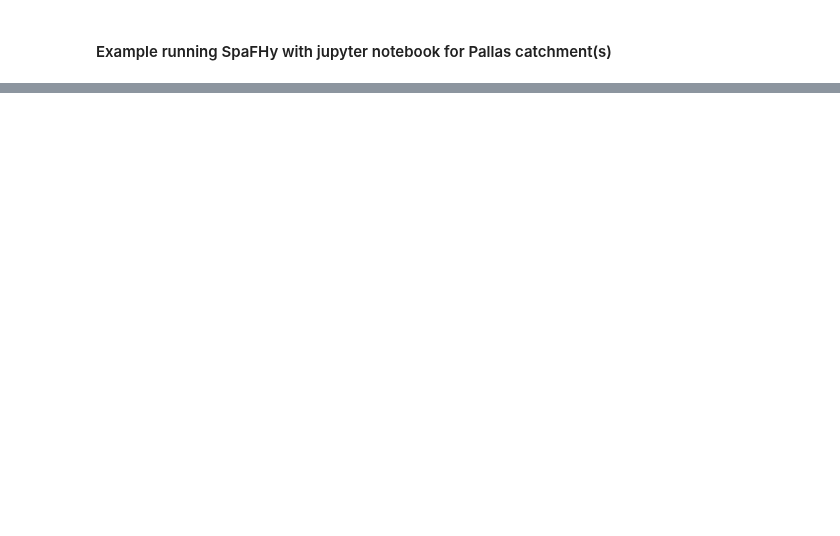
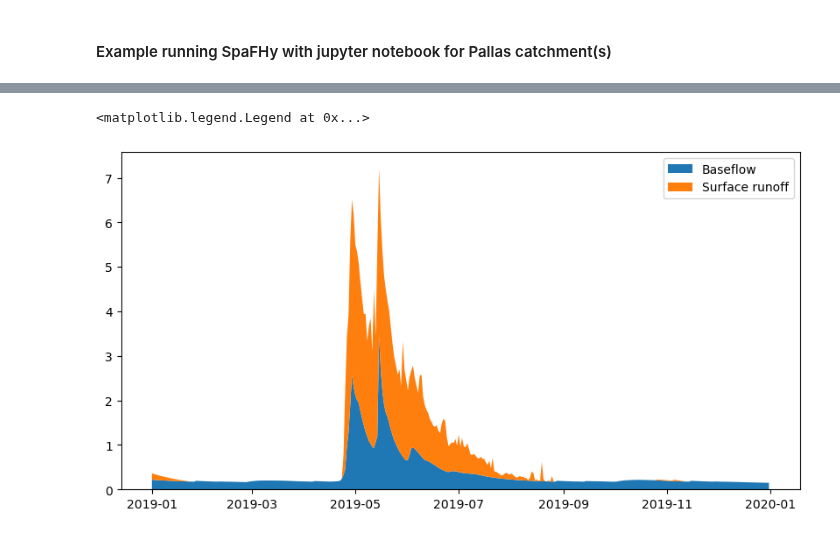
Before and after one commit to LukeEcomod/SpaFHy_v2.0, a Jupyter notebook: run_example.ipynb, the cells around one changed output, grey strips where cells are left out. Cells and saved outputs as stored; diff of their text form; code cells hidden in the pictures; blank space fills up the shorter version.

```diff
--- a/run_example.ipynb
+++ b/run_example.ipynb
@@ -134,0 +166,19 @@ plt.subplots_adjust(wspace=0.5, hspace=0.4)  # Adjust spacing between plots
+# %%
+import matplotlib.pyplot as plt
+
+baseflow = results['top_baseflow']
+runoff = results['bucket_surface_runoff'].mean(dim=['lat','lon'])
+
+time = baseflow['time']
+
+plt.figure(figsize=(10,5))
+plt.stackplot(
+    time,
+    baseflow,
+    runoff,
+    labels=['Baseflow', 'Surface runoff']
+)
+plt.legend()
+# %% [output]
+<matplotlib.legend.Legend at 0x...>
+[figure, added]
```
Also changed, not shown: parts of 9 cells of this notebook, 4 other files.
